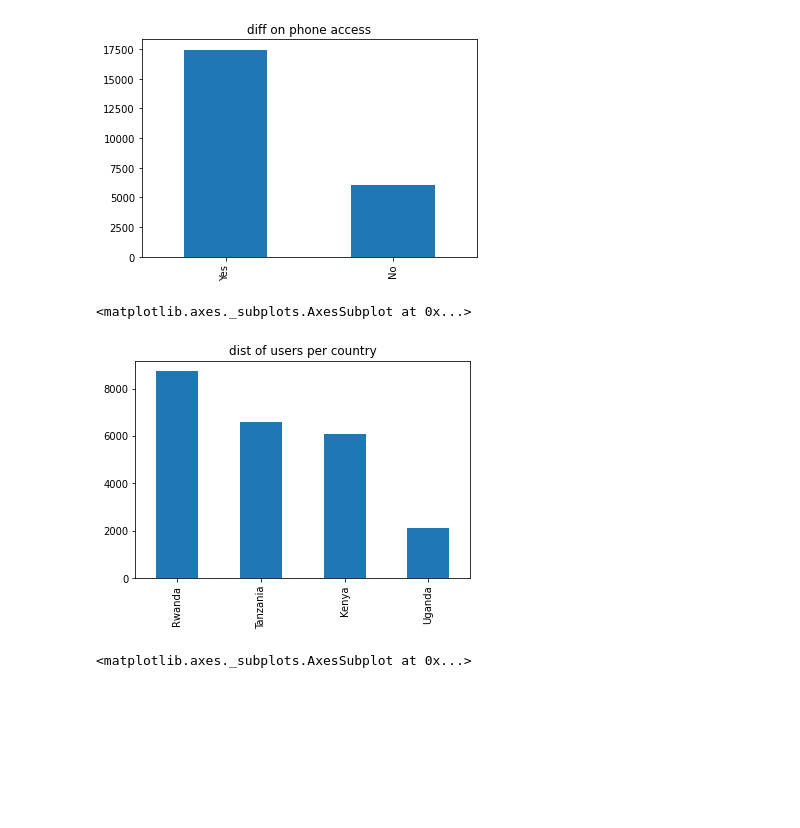
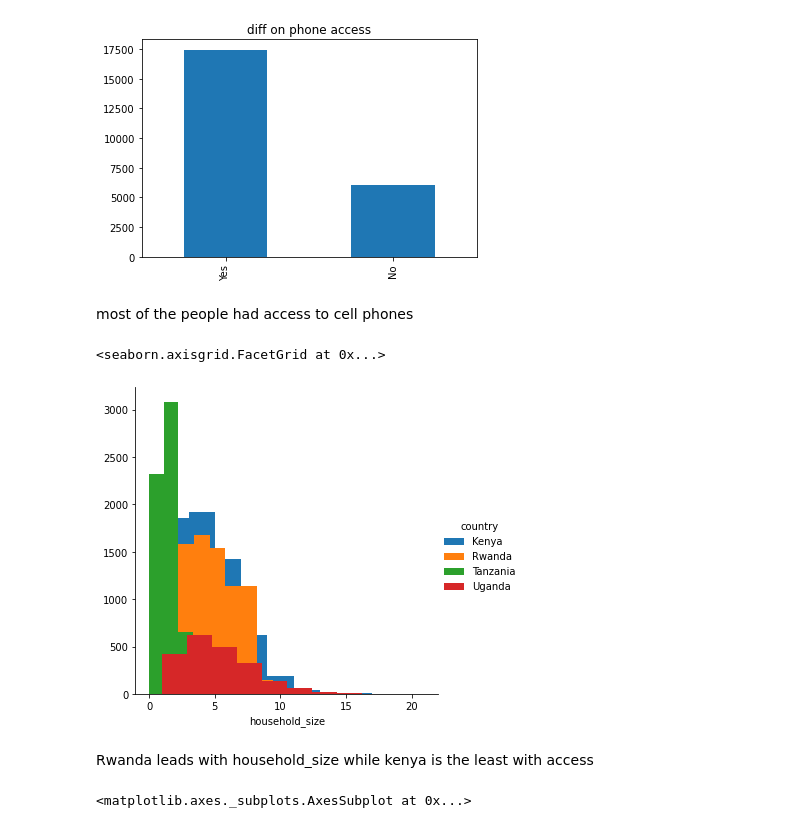
Before and after one commit to kahiga2244/hello-world, a Jupyter notebook: Moringa_Data_Science_Core_W2_Independent_Project_2020_05_02_JOSEPH_KAHIGA.ipynb, the cells around one changed output. Cells and saved outputs as stored; diff of their text form; code cells hidden in the pictures; blank space fills up the shorter version.

```diff
--- a/Moringa_Data_Science_Core_W2_Independent_Project_2020_05_02_JOSEPH_KAHIGA.ipynb
+++ b/Moringa_Data_Science_Core_W2_Independent_Project_2020_05_02_JOSEPH_KAHIGA.ipynb
@@ -171,11 +179,15 @@ df['cell_phone_access'].value_counts().plot.bar(title='diff on phone access')
 # %% [output]
 <matplotlib.axes._subplots.AxesSubplot at 0x...>
 [figure]
-# %%
-df['country'].value_counts().plot.bar(title='dist of users per country')
-# %% [output]
-<matplotlib.axes._subplots.AxesSubplot at 0x...>
-[figure, removed]
+# %% [markdown]
+most of the people had access to cell phones
+# %%
+sns.FacetGrid(df, hue="country", size =5).map(plt.hist, "household_size").add_legend()
+# %% [output]
+<seaborn.axisgrid.FacetGrid at 0x...>
+[figure, added]
+# %% [markdown]
+Rwanda leads with household_size while kenya is the least with access
 # %%
 df['gender_of_respondent'].value_counts().plot.bar(title='gender')
 # %% [output]
```
Also changed, not shown: parts of 13 cells of this notebook.
